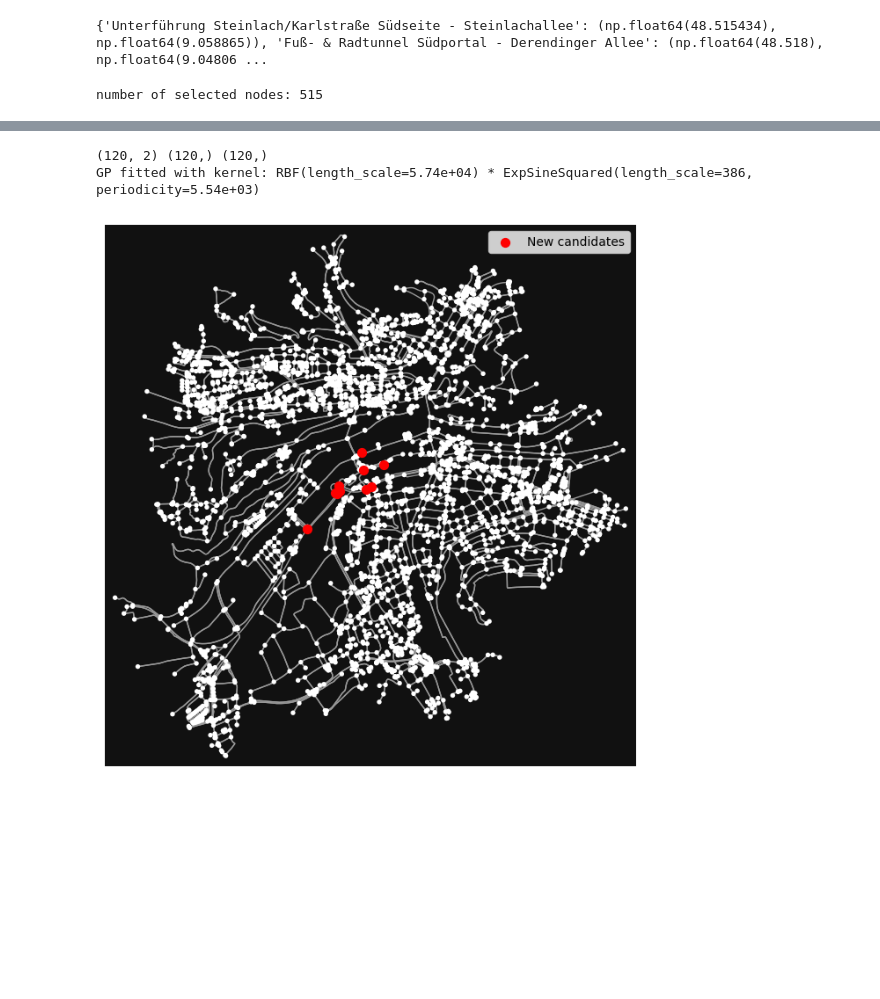
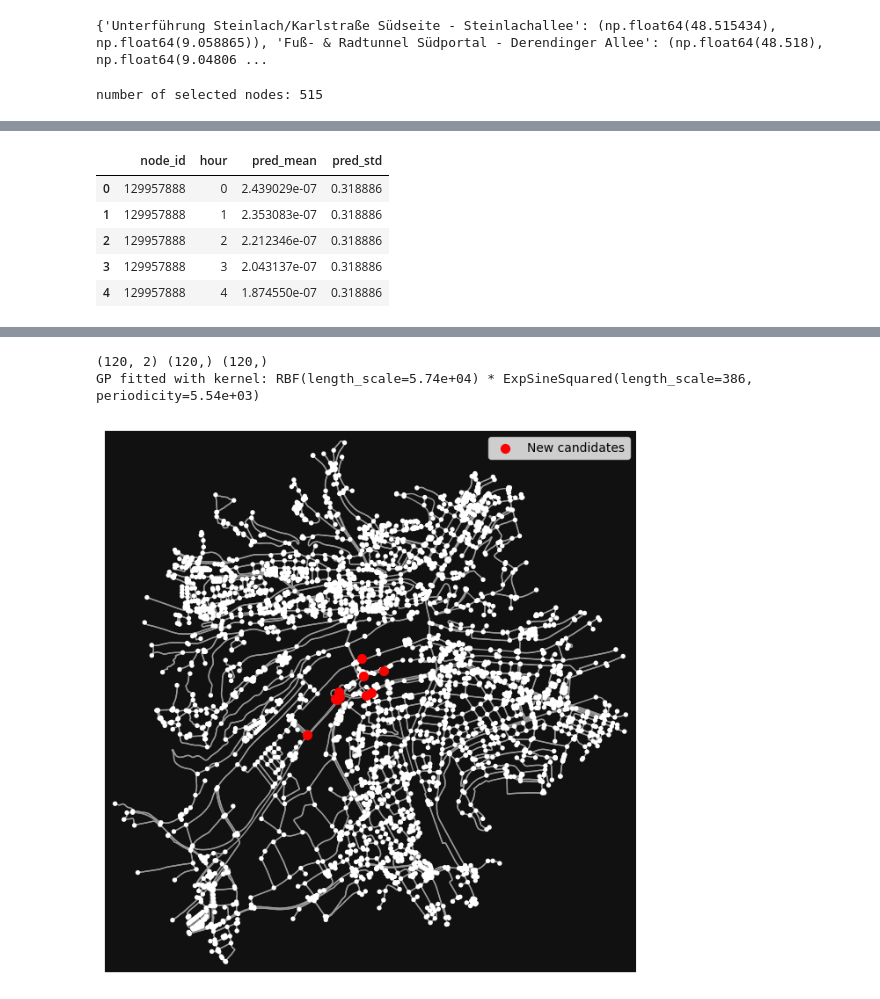
Before and after one commit to cleesee/fahrradzaehler, a Jupyter notebook: omnsx.ipynb, the cells around one changed output, grey strips where cells are left out. Drawn from its saved outputs; the diff is of its cells as text; code cells hidden in the pictures; blank space fills up the shorter version.

```diff
--- a/omnsx.ipynb
+++ b/omnsx.ipynb
@@ -130,3 +173,22 @@ site_to_node = dict(zip(nodes_dict.keys(), must_include_nodes))
 df_city_small['node_id'] = df_city_small['counter_site'].map(site_to_node)
 df_city_small['graph_dist'] = df_city_small['node_id'].map(lengths2)
 df_city_small['hour'] = pd.to_datetime(df_city_small['iso_timestamp']).dt.hour
+# %%
+# ----- Compute smallest eigenpairs of L -----
+# Choose rank. 200–800 is a typical range; paper used 500 in experiments.
+rank = min(500, n_nodes - 2)  # keep < n_nodes
+evals, evecs = eigsh(L_sym, k=rank, which="SM")  # smallest eigenvalues
+
+# ----- Choose graph kernel spectral filter phi(lambda) -----
+# Option A: Diffusion kernel
+#tau = 1.0
+#phi = np.exp(-tau * evals)
+
+# Option B: Graph Matérn kernel (paper Eq. (12) / (20))
+nu = 2               # integer smoothness (graph version)
+a = 1.0              # corresponds to 2nu/kappa^2 (a > 0)
+phi = (a + evals) ** (-nu)
+
+# ----- Build graph Fourier features Z so that K_graph ≈ Z Z^T -----
+#Z[i, r] = evecs[i, r] * sqrt(phi_r)
+Z = evecs * np.sqrt(phi)[None, :]   # shape: (n_nodes, rank)
@@ -132,0 +281,40 @@ df_city_small['hour'] = pd.to_datetime(df_city_small['iso_timestamp']).dt.hour
+# %%
+# Build cross-kernel K_test_train like before
+Z_obs = Z[node_idx, :]                       # (N, rank)
+
+candidate_nodes = list(set(final_selected) - set(must_include_nodes))
+candidate_idx = np.array([node_to_idx[n] for n in candidate_nodes if n in node_to_idx], dtype=int)
+
+test_hours = np.arange(24, dtype=float)
+
+test_node_idx = np.repeat(candidate_idx, len(test_hours))
+test_hour = np.tile(test_hours, len(candidate_idx))
+
+Z_test = Z[test_node_idx, :]                 # (M, rank)
+
+K_graph_test_train = Z_test @ Z_obs.T        # (M, N)
+K_time_test_train = k_time(test_hour[:, None], hours[:, None])  # (M, N)
+K_test_train = K_graph_test_train * K_time_test_train
+
+# Diagonal K_test
+K_graph_test_diag = np.sum(Z_test**2, axis=1)               # (M,)
+K_time_test_diag = np.diag(k_time(test_hour[:, None], test_hour[:, None]))  # (M,) = ones
+K_test_diag = K_graph_test_diag * K_time_test_diag
+
+mu, var = gp_predict_from_precomputed(K_test_train, L, alpha, K_test_diag=K_test_diag)
+std = np.sqrt(var)
+
+pred_df = pd.DataFrame({
+    "node_id": np.repeat([nodes[i] for i in candidate_idx], len(test_hours)),
+    "hour": test_hour.astype(int),
+    "pred_mean": mu,
+    "pred_std": std,
+})
+pred_df.head()
+# %% [output]
+|  | node_id | hour | pred_mean | pred_std |
+| 0 | 129957888 | 0 | 2.439029e-07 | 0.318886 |
+| 1 | 129957888 | 1 | 2.353083e-07 | 0.318886 |
+| 2 | 129957888 | 2 | 2.212346e-07 | 0.318886 |
+| 3 | 129957888 | 3 | 2.043137e-07 | 0.318886 |
+| 4 | 129957888 | 4 | 1.874550e-07 | 0.318886 |
```
Also changed, not shown: parts of 10 cells of this notebook.
